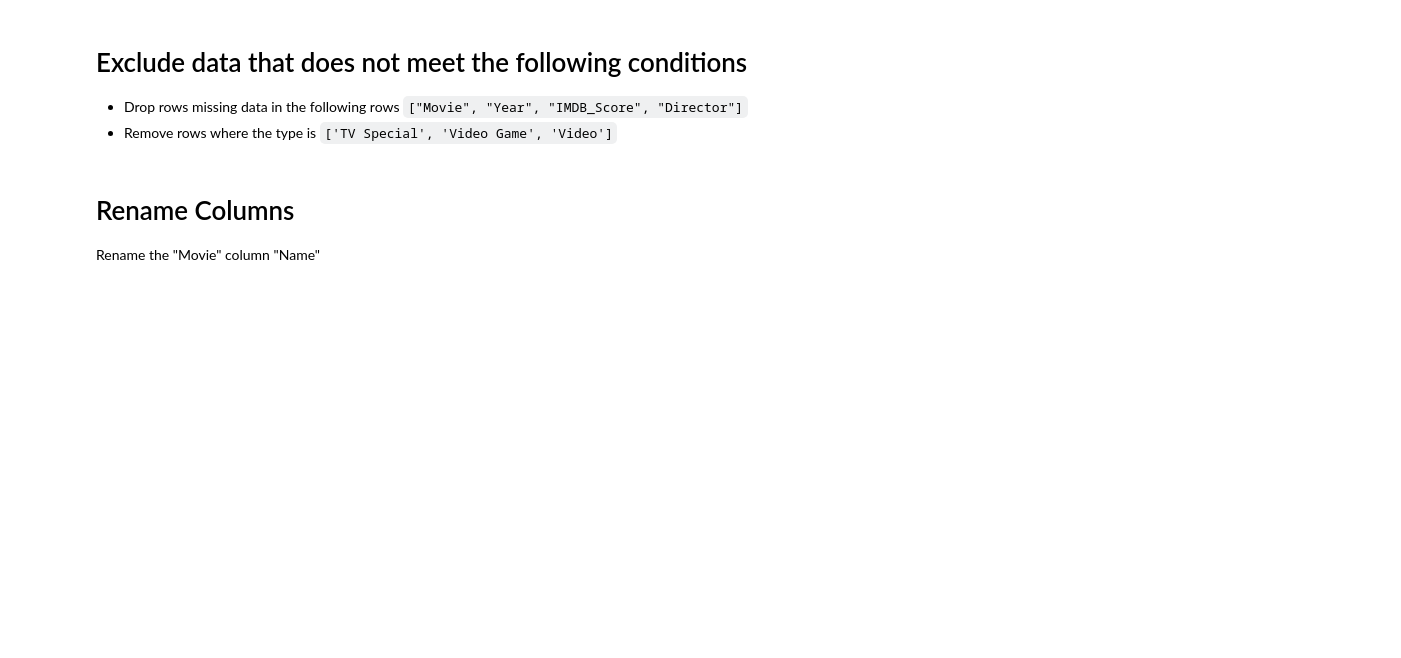
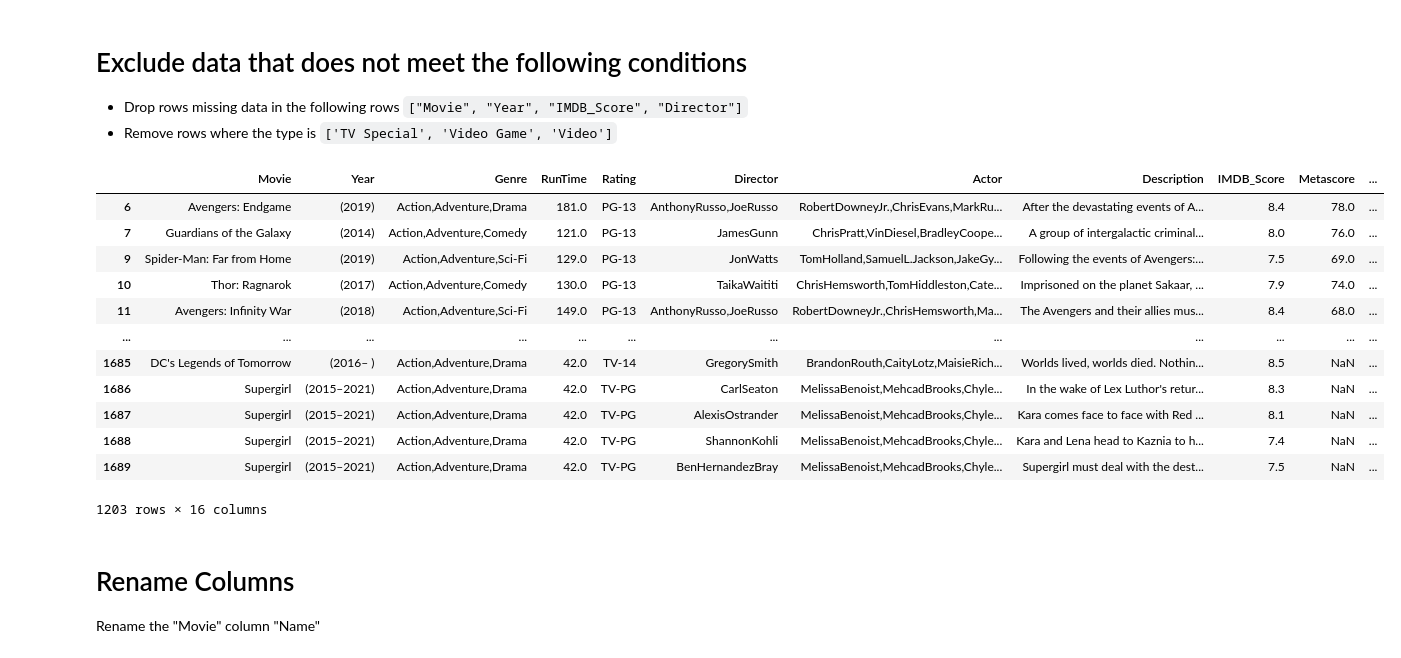
Before and after one commit to nguyenjenny/spark_shared_repo, a Jupyter notebook: group_02/CleanData.ipynb, the cells around one changed output. Cells and saved outputs as stored; diff of their text form; code cells hidden in the pictures; blank space fills up the shorter version.

Commit message:
Only include movies and tv shows

```diff
--- a/group_02/CleanData.ipynb
+++ b/group_02/CleanData.ipynb
@@ -162,5 +162,19 @@ Name: Type, dtype: int64
 # %%
 # Drop data missing in columns, movie, year, IMDB_Score
 df = df.dropna(subset=["Movie", "Year", "IMDB_Score", "Director"])
 # Only include Movies and TV Shows
-df.query("Type.isin(['Movie', 'TV Show'])", engine="python")
+df = df.query("Type.isin(['Movie', 'TV Show'])", engine="python")
+# %% [output]
+|  | Movie | Year | Genre | RunTime | Rating | Director | Actor | Description | IMDB_Score | Metascore | ... |
+| 6 | Avengers: Endgame | (2019) | Action,Adventure,Drama | 181.0 | PG-13 | AnthonyRusso,JoeRusso | RobertDowneyJr.,ChrisEvans,MarkRu... | After the devastating events of A... | 8.4 | 78.0 | ... |
+| 7 | Guardians of the Galaxy | (2014) | Action,Adventure,Comedy | 121.0 | PG-13 | JamesGunn | ChrisPratt,VinDiesel,BradleyCoope... | A group of intergalactic criminal... | 8.0 | 76.0 | ... |
+| 9 | Spider-Man: Far from Home | (2019) | Action,Adventure,Sci-Fi | 129.0 | PG-13 | JonWatts | TomHolland,SamuelL.Jackson,JakeGy... | Following the events of Avengers:... | 7.5 | 69.0 | ... |
+| 10 | Thor: Ragnarok | (2017) | Action,Adventure,Comedy | 130.0 | PG-13 | TaikaWaititi | ChrisHemsworth,TomHiddleston,Cate... | Imprisoned on the planet Sakaar, ... | 7.9 | 74.0 | ... |
+| 11 | Avengers: Infinity War | (2018) | Action,Adventure,Sci-Fi | 149.0 | PG-13 | AnthonyRusso,JoeRusso | RobertDowneyJr.,ChrisHemsworth,Ma... | The Avengers and their allies mus... | 8.4 | 68.0 | ... |
+| ... | ... | ... | ... | ... | ... | ... | ... | ... | ... | ... | ... |
+| 1685 | DC's Legends of Tomorrow | (2016– ) | Action,Adventure,Drama | 42.0 | TV-14 | GregorySmith | BrandonRouth,CaityLotz,MaisieRich... | Worlds lived, worlds died. Nothin... | 8.5 | NaN | ... |
+| 1686 | Supergirl | (2015–2021) | Action,Adventure,Drama | 42.0 | TV-PG | CarlSeaton | MelissaBenoist,MehcadBrooks,Chyle... | In the wake of Lex Luthor's retur... | 8.3 | NaN | ... |
+| 1687 | Supergirl | (2015–2021) | Action,Adventure,Drama | 42.0 | TV-PG | AlexisOstrander | MelissaBenoist,MehcadBrooks,Chyle... | Kara comes face to face with Red ... | 8.1 | NaN | ... |
+| 1688 | Supergirl | (2015–2021) | Action,Adventure,Drama | 42.0 | TV-PG | ShannonKohli | MelissaBenoist,MehcadBrooks,Chyle... | Kara and Lena head to Kaznia to h... | 7.4 | NaN | ... |
+| 1689 | Supergirl | (2015–2021) | Action,Adventure,Drama | 42.0 | TV-PG | BenHernandezBray | MelissaBenoist,MehcadBrooks,Chyle... | Supergirl must deal with the dest... | 7.5 | NaN | ... |
+1203 rows × 16 columns
```
Also changed, not shown: parts of 2 cells of this notebook, 1 other file.
